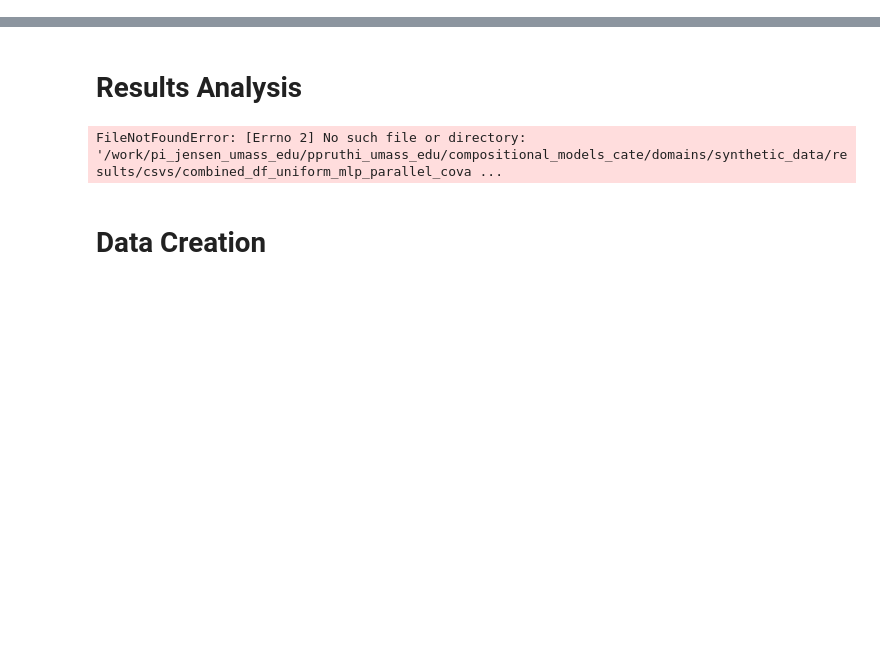
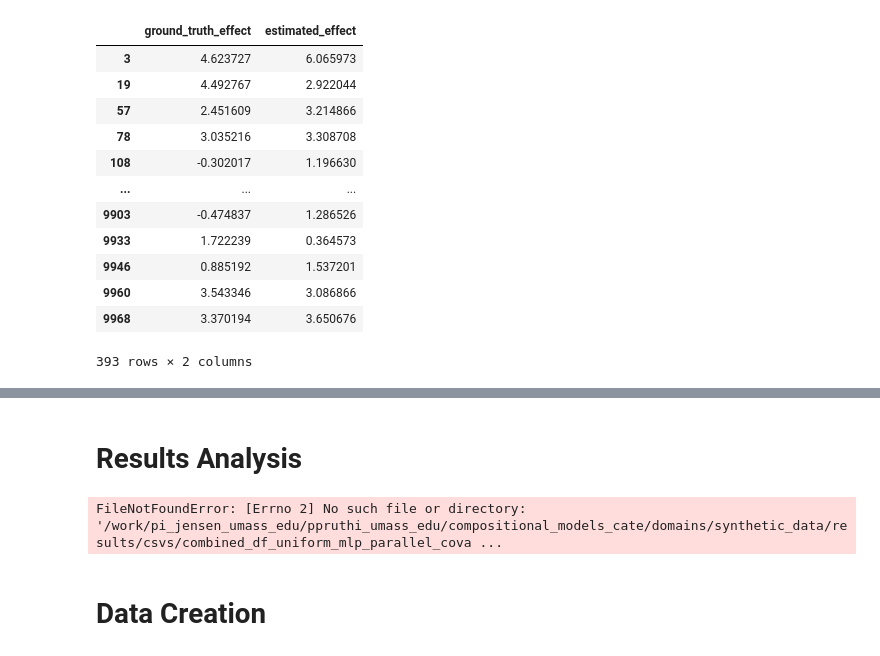
Before and after one commit to KDL-umass/compositional_models_cate, a Jupyter notebook: notebooks/synthetic_dgp_analysis.ipynb, the cells around one changed output, grey strips where cells are left out. Cells and saved outputs as stored; diff of their text form; code cells hidden in the pictures; blank space fills up the shorter version.

```diff
--- a/notebooks/synthetic_dgp_analysis.ipynb
+++ b/notebooks/synthetic_dgp_analysis.ipynb
@@ -120,0 +222,16 @@ obs_data_path = f"{main_dir}/observational_data/fixed_structure_{fixed_structure
+# %%
+additive_combined_test_df
+# %% [output]
+|  | ground_truth_effect | estimated_effect |
+| 3 | 4.623727 | 6.065973 |
+| 19 | 4.492767 | 2.922044 |
+| 57 | 2.451609 | 3.214866 |
+| 78 | 3.035216 | 3.308708 |
+| 108 | -0.302017 | 1.196630 |
+| ... | ... | ... |
+| 9903 | -0.474837 | 1.286526 |
+| 9933 | 1.722239 | 0.364573 |
+| 9946 | 0.885192 | 1.537201 |
+| 9960 | 3.543346 | 3.086866 |
+| 9968 | 3.370194 | 3.650676 |
+393 rows × 2 columns
```
Also changed, not shown: parts of 20 cells of this notebook, 6 other files.
